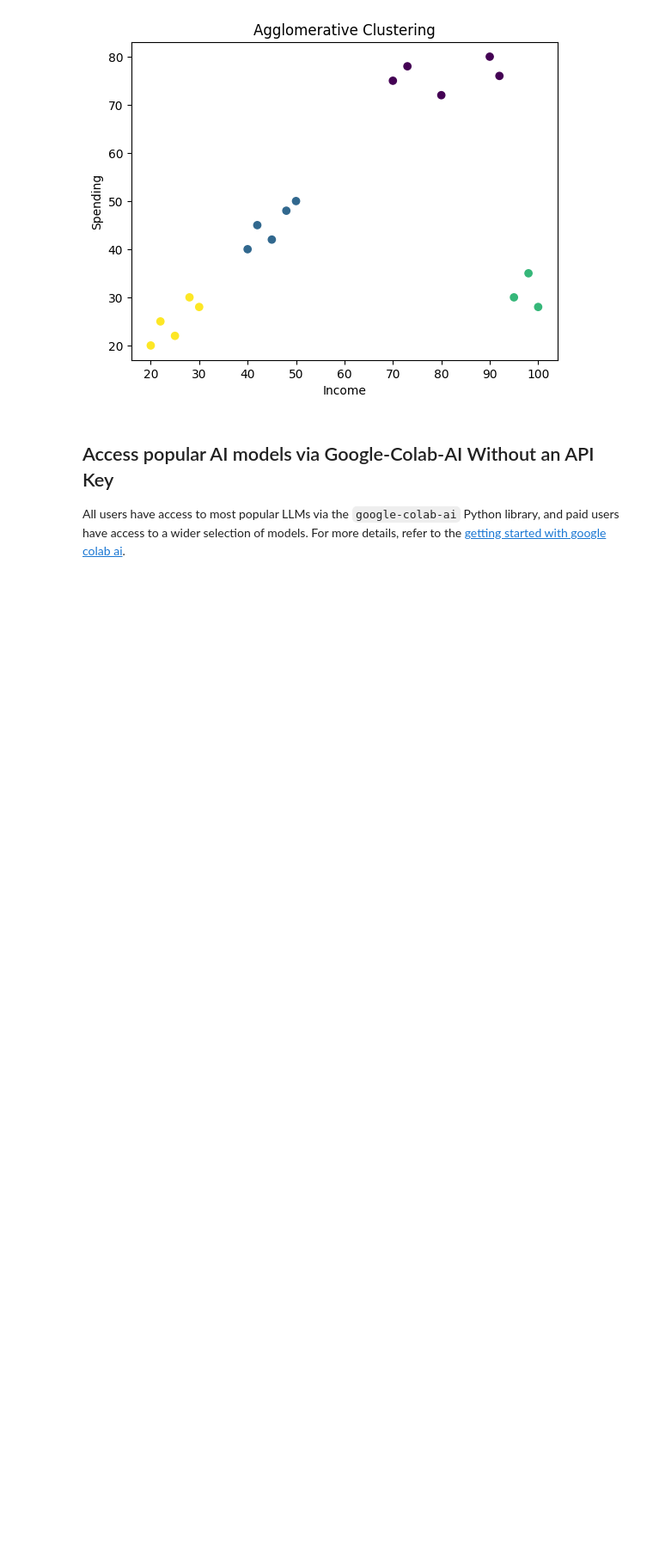
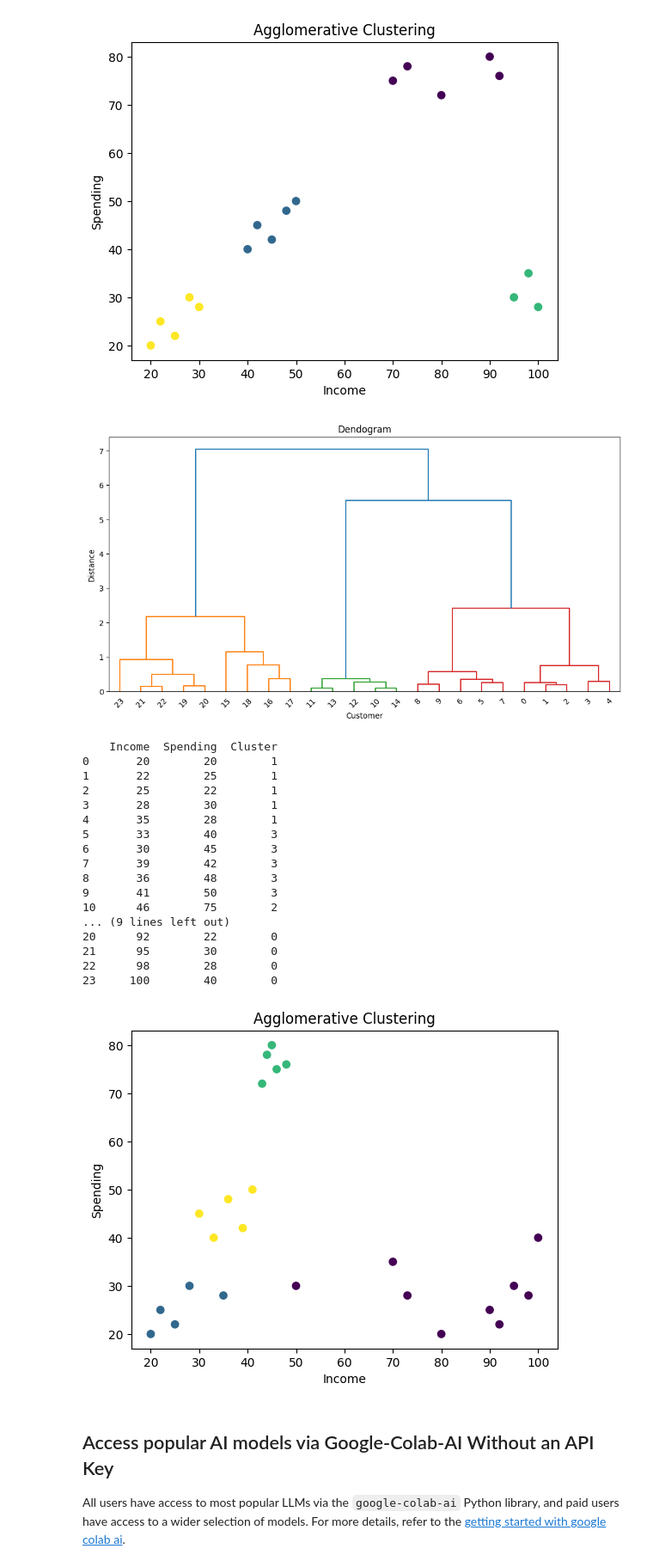
Before and after one commit to archoudhary698-stack/DocuMind-AI, a Jupyter notebook: Copy_of_Welcome_To_Colab.ipynb, the cells around one changed output. Shown at 86% size. Cells and saved outputs as stored; diff of their text form; code cells hidden in the pictures; blank space fills up the shorter version.

```diff
--- a/Copy_of_Welcome_To_Colab.ipynb
+++ b/Copy_of_Welcome_To_Colab.ipynb
@@ -1825,6 +1825,59 @@ plt.show()
 16      98        35        2
 17     100        28        2
 [figure]
+# %%
+import pandas as pd
+import matplotlib.pyplot as plt
+from sklearn.preprocessing import StandardScaler
+from sklearn.cluster import AgglomerativeClustering
+from scipy.cluster.hierarchy import dendrogram, linkage
+data = {
+    "Income" : [20,22,25,28,35,33,30,39,36,41,46,44,43,45,48,50,70,73,80,90,92,95,98,100],
+    "Spending" : [20,25,22,30,28,40,45,42,48,50,75,78,72,80,76,30,35,28,20,25,22,30,28,40]
+}
+df = pd.DataFrame(data)
+x = df[["Income","Spending"]]
+scaler = StandardScaler()
+x_scaler = scaler.fit_transform(x)
+linked = linkage(x_scaler,method = "ward")
+
+plt.figure(figsize = (12,6))
+dendrogram(linked)
+plt.title("Dendogram")
+plt.xlabel("Customer")
+plt.ylabel("Distance")
+plt.show()
+
+model = AgglomerativeClustering(n_clusters = 4,linkage = "ward")
+
+df["Cluster"] = model.fit_predict(x_scaler)
+print(df)
+
+plt.scatter(df["Income"],df["Spending"],c = df["Cluster"])
+plt.xlabel("Income")
+plt.ylabel("Spending")
+plt.title("Agglomerative Clustering")
+plt.show()
+# %% [output]
+[figure, added]
+    Income  Spending  Cluster
+0       20        20        1
+1       22        25        1
+2       25        22        1
+3       28        30        1
+4       35        28        1
+5       33        40        3
+6       30        45        3
+7       39        42        3
+8       36        48        3
+9       41        50        3
+10      46        75        2
+... (9 lines left out)
+20      92        22        0
+21      95        30        0
+22      98        28        0
+23     100        40        0
+[figure, added]
 # %% [markdown]
 ## Access popular AI models via Google-Colab-AI Without an API Key
 All users have access to most popular LLMs via the `google-colab-ai` Python library, and paid users have access to a wider selection of models. For more details, refer to the [getting started with google colab ai](https://colab.research.google.com/github/googlecolab/colabtools/blob/main/notebooks/Getting_started_with_google_colab_ai.ipynb).
```
